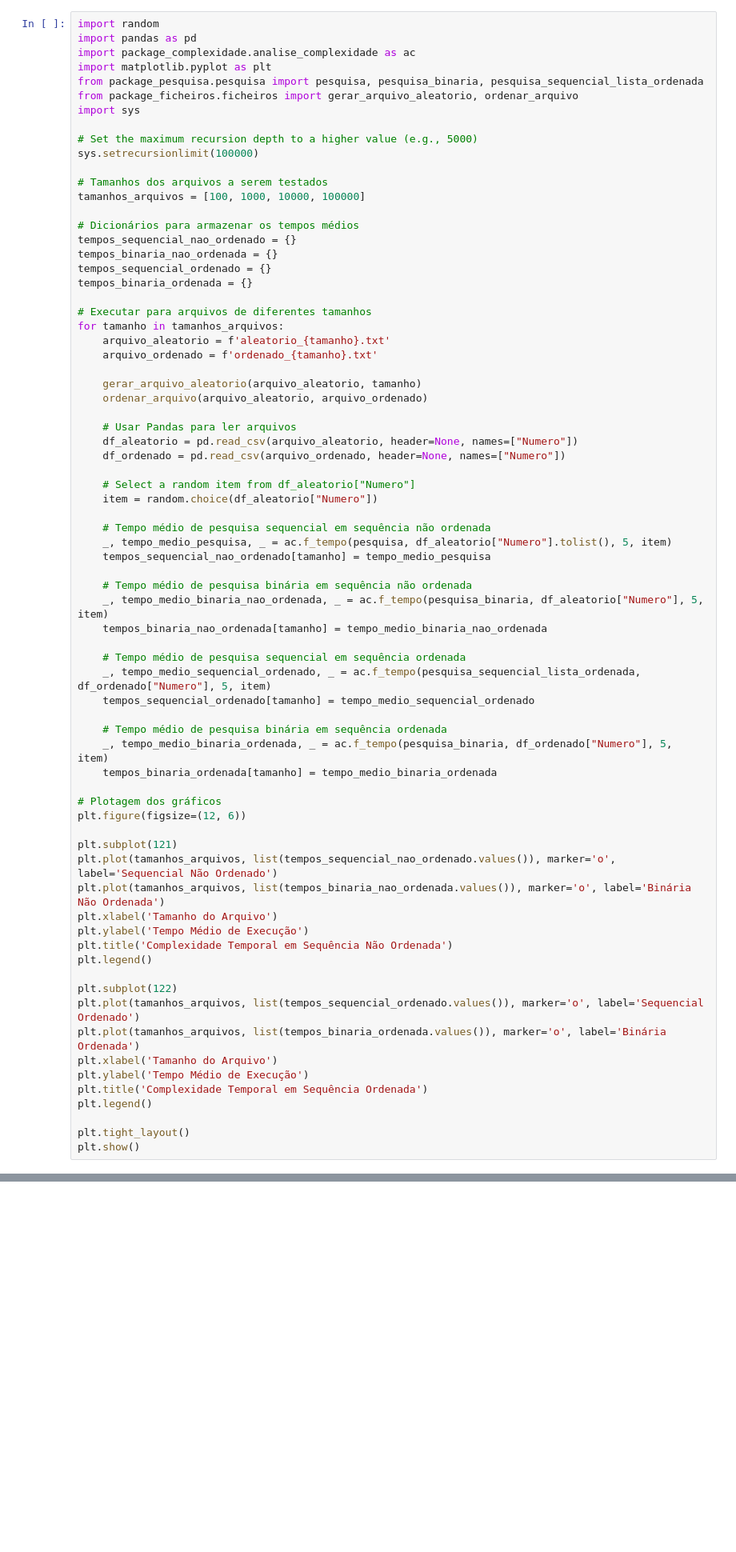
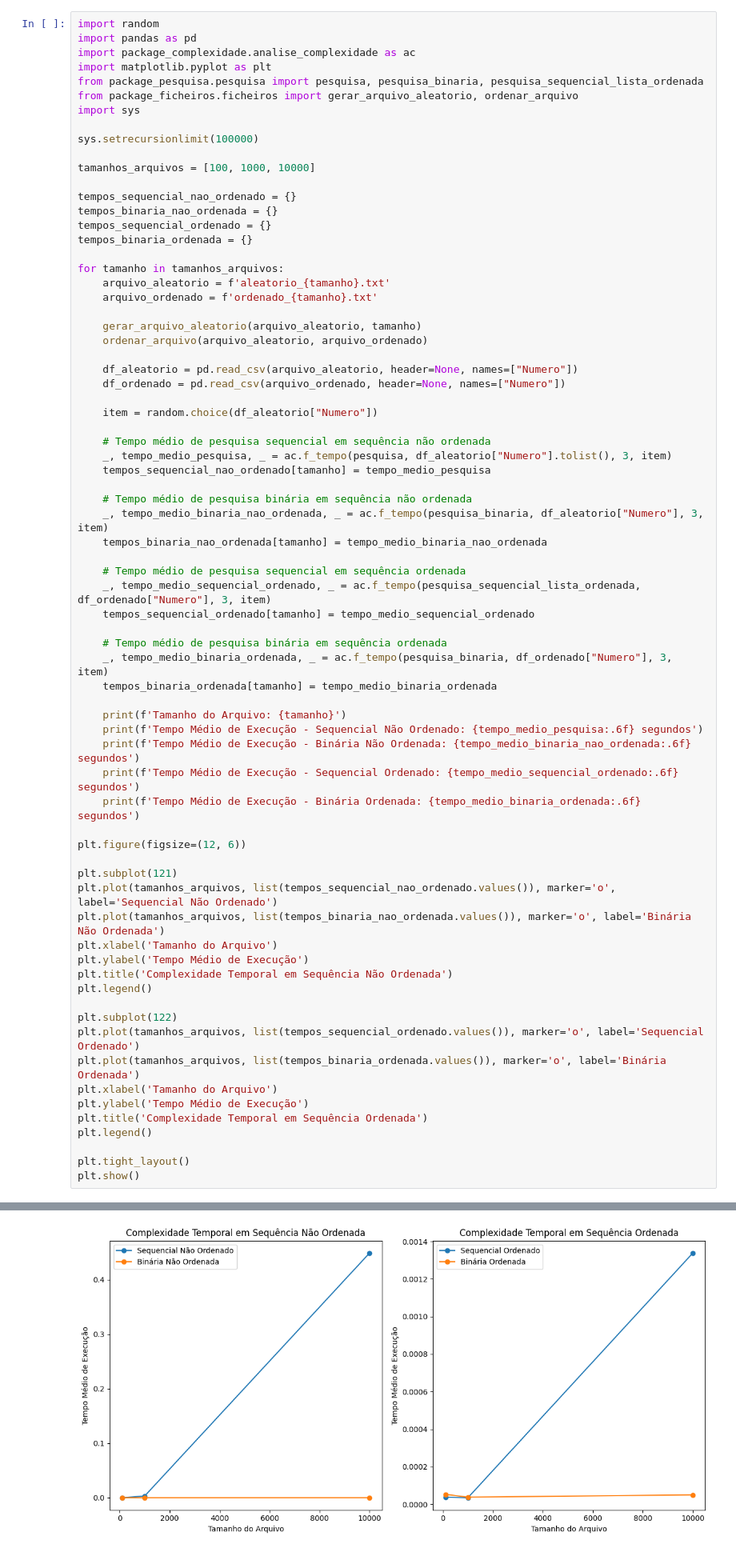
Before and after one commit to DamienNaz/AED_AlgoritmoPesquisa, a Jupyter notebook: AED.ipynb, the cells around one changed output, grey strips where cells are left out. Shown at 80% size. Drawn from its saved outputs; the diff is of its cells as text; blank space fills up the shorter version.

```diff
--- a/AED.ipynb
+++ b/AED.ipynb
@@ -493,19 +515,15 @@ from package_pesquisa.pesquisa import pesquisa, pesquisa_binaria, pesquisa_seque
 from package_ficheiros.ficheiros import gerar_arquivo_aleatorio, ordenar_arquivo
 import sys
 
-# Set the maximum recursion depth to a higher value (e.g., 5000)
 sys.setrecursionlimit(100000)
 
-# Tamanhos dos arquivos a serem testados
-tamanhos_arquivos = [100, 1000, 10000, 100000]
+tamanhos_arquivos = [100, 1000, 10000]
 
-# Dicionários para armazenar os tempos médios
 tempos_sequencial_nao_ordenado = {}
 tempos_binaria_nao_ordenada = {}
 tempos_sequencial_ordenado = {}
 tempos_binaria_ordenada = {}
 
-# Executar para arquivos de diferentes tamanhos
 for tamanho in tamanhos_arquivos:
     arquivo_aleatorio = f'aleatorio_{tamanho}.txt'
     arquivo_ordenado = f'ordenado_{tamanho}.txt'
@@ -513,30 +531,33 @@ for tamanho in tamanhos_arquivos:
     gerar_arquivo_aleatorio(arquivo_aleatorio, tamanho)
     ordenar_arquivo(arquivo_aleatorio, arquivo_ordenado)
 
-    # Usar Pandas para ler arquivos
     df_aleatorio = pd.read_csv(arquivo_aleatorio, header=None, names=["Numero"])
     df_ordenado = pd.read_csv(arquivo_ordenado, header=None, names=["Numero"])
 
-    # Select a random item from df_aleatorio["Numero"]
     item = random.choice(df_aleatorio["Numero"])
 
     # Tempo médio de pesquisa sequencial em sequência não ordenada
-    _, tempo_medio_pesquisa, _ = ac.f_tempo(pesquisa, df_aleatorio["Numero"].tolist(), 5, item)
+    _, tempo_medio_pesquisa, _ = ac.f_tempo(pesquisa, df_aleatorio["Numero"].tolist(), 3, item)
     tempos_sequencial_nao_ordenado[tamanho] = tempo_medio_pesquisa
 
     # Tempo médio de pesquisa binária em sequência não ordenada
-    _, tempo_medio_binaria_nao_ordenada, _ = ac.f_tempo(pesquisa_binaria, df_aleatorio["Numero"], 5, item)
+    _, tempo_medio_binaria_nao_ordenada, _ = ac.f_tempo(pesquisa_binaria, df_aleatorio["Numero"], 3, item)
     tempos_binaria_nao_ordenada[tamanho] = tempo_medio_binaria_nao_ordenada
 
     # Tempo médio de pesquisa sequencial em sequência ordenada
-    _, tempo_medio_sequencial_ordenado, _ = ac.f_tempo(pesquisa_sequencial_lista_ordenada, df_ordenado["Numero"], 5, item)
+    _, tempo_medio_sequencial_ordenado, _ = ac.f_tempo(pesquisa_sequencial_lista_ordenada, df_ordenado["Numero"], 3, item)
     tempos_sequencial_ordenado[tamanho] = tempo_medio_sequencial_ordenado
 
     # Tempo médio de pesquisa binária em sequência ordenada
-    _, tempo_medio_binaria_ordenada, _ = ac.f_tempo(pesquisa_binaria, df_ordenado["Numero"], 5, item)
+    _, tempo_medio_binaria_ordenada, _ = ac.f_tempo(pesquisa_binaria, df_ordenado["Numero"], 3, item)
     tempos_binaria_ordenada[tamanho] = tempo_medio_binaria_ordenada
 
-# Plotagem dos gráficos
+    print(f'Tamanho do Arquivo: {tamanho}')
+    print(f'Tempo Médio de Execução - Sequencial Não Ordenado: {tempo_medio_pesquisa:.6f} segundos')
+    print(f'Tempo Médio de Execução - Binária Não Ordenada: {tempo_medio_binaria_nao_ordenada:.6f} segundos')
+    print(f'Tempo Médio de Execução - Sequencial Ordenado: {tempo_medio_sequencial_ordenado:.6f} segundos')
+    print(f'Tempo Médio de Execução - Binária Ordenada: {tempo_medio_binaria_ordenada:.6f} segundos')
+
 plt.figure(figsize=(12, 6))
 
 plt.subplot(121)
@@ -557,3 +578,4 @@ plt.legend()
 
 plt.tight_layout()
 plt.show()
+# %% [output]
@@ -560,3 +597,4 @@ plt.show()
+[figure, added]
 # %% [markdown]
 ## Avaliação da Complexidade Temporal em Pesquisas
 
```
Also changed, not shown: parts of 16 cells of this notebook.
